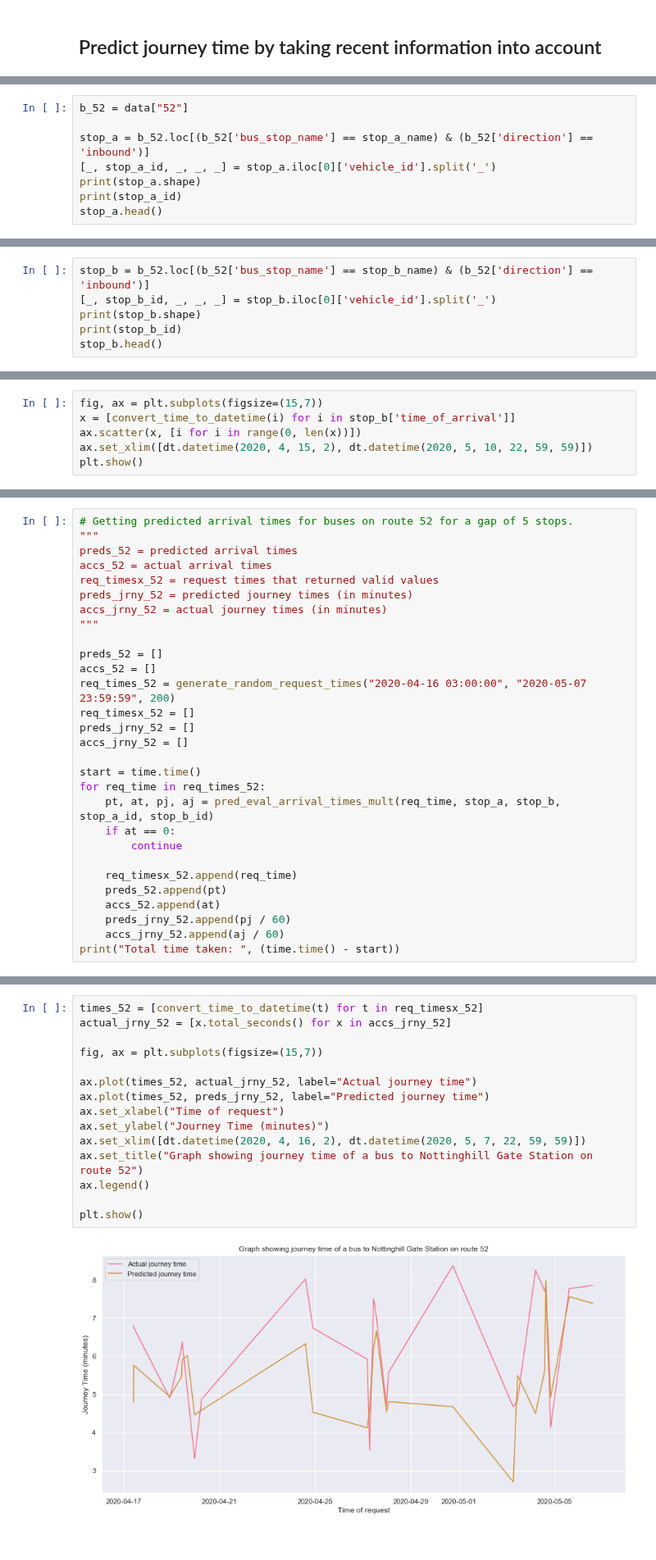
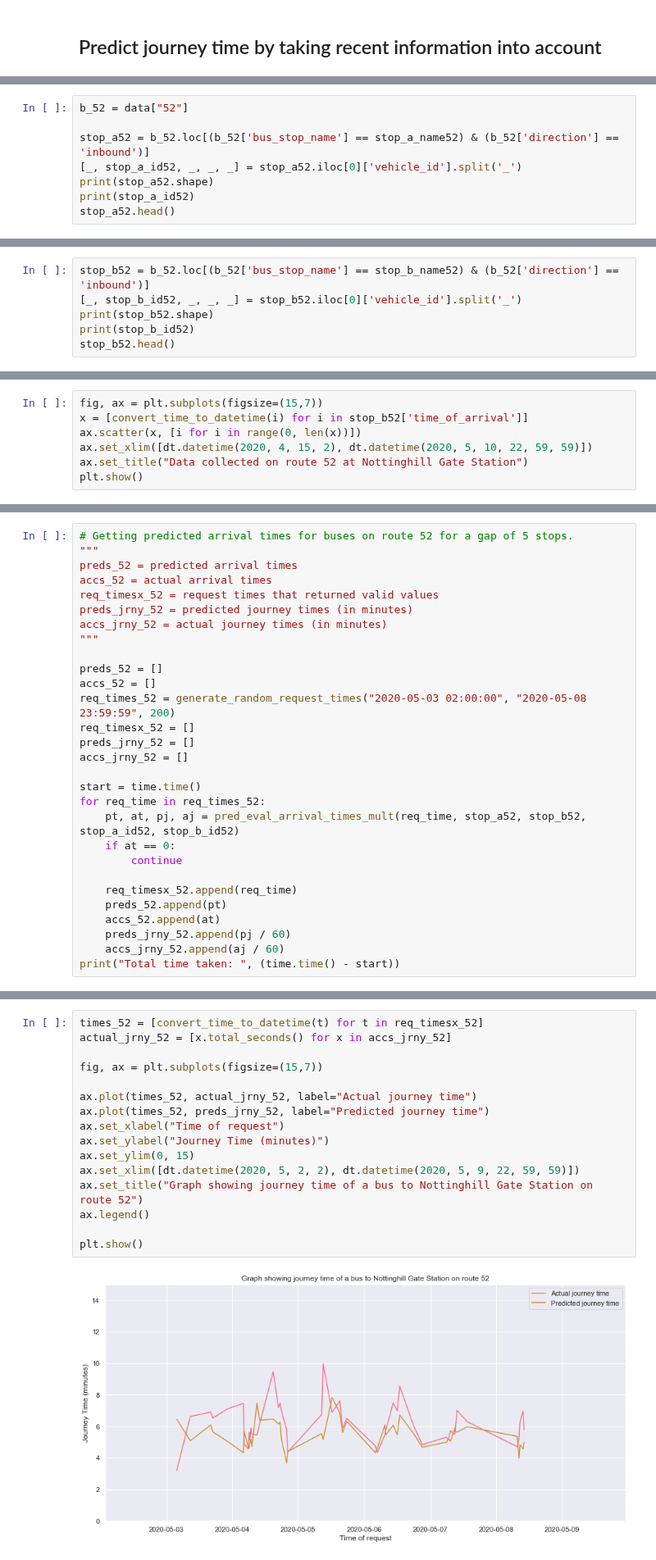
Before and after one commit to serenelc/individual-project-beng, a Jupyter notebook: historical-models.ipynb, the cells around one changed output, grey strips where cells are left out. Shown at 82% size. Drawn from its saved outputs; the diff is of its cells as text.

```diff
--- a/historical-models.ipynb
+++ b/historical-models.ipynb
@@ -449,11 +441,11 @@ Notting Hill Gate Station 21
 # %%
 b_52 = data["52"]
 
-stop_a = b_52.loc[(b_52['bus_stop_name'] == stop_a_name) & (b_52['direction'] == 'inbound')]
-[_, stop_a_id, _, _, _] = stop_a.iloc[0]['vehicle_id'].split('_')
-print(stop_a.shape)
-print(stop_a_id)
-stop_a.head()
+stop_a52 = b_52.loc[(b_52['bus_stop_name'] == stop_a_name52) & (b_52['direction'] == 'inbound')]
+[_, stop_a_id52, _, _, _] = stop_a52.iloc[0]['vehicle_id'].split('_')
+print(stop_a52.shape)
+print(stop_a_id52)
+stop_a52.head()
 # %% [output]
 (1351, 5)
 490005139C
@@ -466,9 +458,9 @@ stop_a.head()
 # %%
-stop_b = b_52.loc[(b_52['bus_stop_name'] == stop_b_name) & (b_52['direction'] == 'inbound')]
-[_, stop_b_id, _, _, _] = stop_b.iloc[0]['vehicle_id'].split('_')
-print(stop_b.shape)
-print(stop_b_id)
-stop_b.head()
+stop_b52 = b_52.loc[(b_52['bus_stop_name'] == stop_b_name52) & (b_52['direction'] == 'inbound')]
+[_, stop_b_id52, _, _, _] = stop_b52.iloc[0]['vehicle_id'].split('_')
+print(stop_b52.shape)
+print(stop_b_id52)
+stop_b52.head()
 # %% [output]
 (1360, 5)
 490000167G
@@ -481,7 +473,8 @@ stop_b.head()
 # %%
 fig, ax = plt.subplots(figsize=(15,7))
-x = [convert_time_to_datetime(i) for i in stop_b['time_of_arrival']]
+x = [convert_time_to_datetime(i) for i in stop_b52['time_of_arrival']]
 ax.scatter(x, [i for i in range(0, len(x))])
 ax.set_xlim([dt.datetime(2020, 4, 15, 2), dt.datetime(2020, 5, 10, 22, 59, 59)])
+ax.set_title("Data collected on route 52 at Nottinghill Gate Station")
 plt.show()
 # %% [output]
@@ -498,14 +491,14 @@ accs_jrny_52 = actual journey times (in minutes)
 
 preds_52 = []
 accs_52 = []
-req_times_52 = generate_random_request_times("2020-04-16 03:00:00", "2020-05-07 23:59:59", 200)
+req_times_52 = generate_random_request_times("2020-05-03 02:00:00", "2020-05-08 23:59:59", 200)
 req_timesx_52 = []
 preds_jrny_52 = []
 accs_jrny_52 = []
 
 start = time.time()
 for req_time in req_times_52:
-    pt, at, pj, aj = pred_eval_arrival_times_mult(req_time, stop_a, stop_b, stop_a_id, stop_b_id)
+    pt, at, pj, aj = pred_eval_arrival_times_mult(req_time, stop_a52, stop_b52, stop_a_id52, stop_b_id52)
     if at == 0:
         continue
 
@@ -540,20 +533,21 @@ len(preds_jrny_52)
 # %%
 times_52 = [convert_time_to_datetime(t) for t in req_timesx_52]
 actual_jrny_52 = [x.total_seconds() for x in accs_jrny_52]
 
 fig, ax = plt.subplots(figsize=(15,7))
 
 ax.plot(times_52, actual_jrny_52, label="Actual journey time")
 ax.plot(times_52, preds_jrny_52, label="Predicted journey time")
 ax.set_xlabel("Time of request")
 ax.set_ylabel("Journey Time (minutes)")
-ax.set_xlim([dt.datetime(2020, 4, 16, 2), dt.datetime(2020, 5, 7, 22, 59, 59)])
+ax.set_ylim(0, 15)
+ax.set_xlim([dt.datetime(2020, 5, 2, 2), dt.datetime(2020, 5, 9, 22, 59, 59)])
 ax.set_title("Graph showing journey time of a bus to Nottinghill Gate Station on route 52")
 ax.legend()
 
 plt.show()
 # %% [output]
-[figure, old version]
+[figure, new version]
 # %% [markdown]
 ### Measuring Success
 
```
Also changed, not shown: parts of 18 cells of this notebook, 51 other files.
